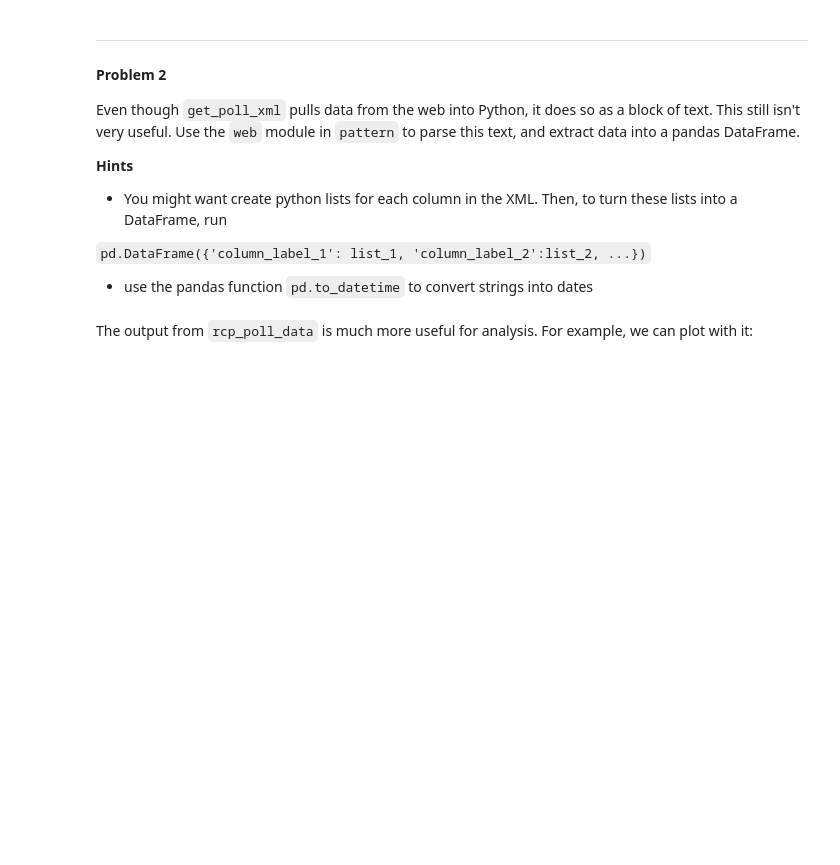
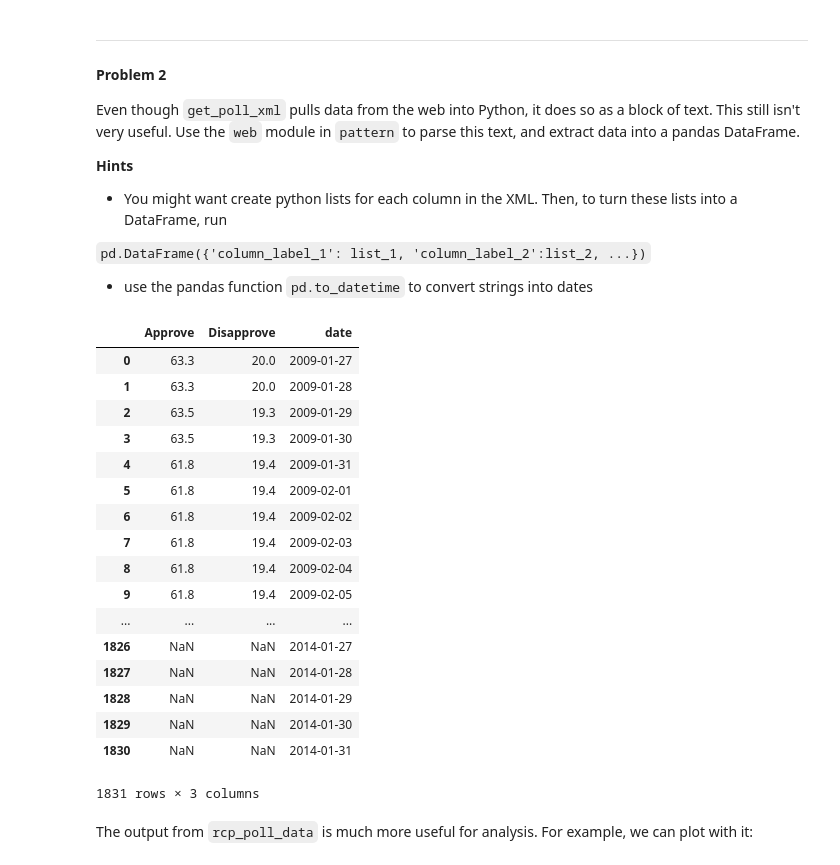
Before and after one commit to Aditya-Ramkumar/CS109-Assignments, a Jupyter notebook: HW1.ipynb, the cells around one changed output. Drawn from its saved outputs; the diff is of its cells as text; code cells hidden in the pictures; blank space fills up the shorter version.

```diff
--- a/HW1.ipynb
+++ b/HW1.ipynb
@@ -244,16 +244,50 @@ Even though `get_poll_xml` pulls data from the web into Python, it does so as a
 """
 #your code here
 def rcp_poll_data(xml):
-    soup = bs4.BeautifulSoup(xml, 'xml')
-    dates = [d.contents for d in soup.html.body.chart.series.value.find_next_siblings('value')]
+    soup = bs4.BeautifulSoup(xml)
+    vals = soup.html.body.chart.series.findAll('value')
+    dates = [str(d.contents[0]) for d in vals]
 
     result = {}
     result['date'] = pd.to_datetime(dates)
 
     for graph in soup.findAll('graph'):
-        result[graph.get('title')] = [val.contents for val in graph.findAll('value')]
+        l = [val.contents for val in graph.findAll('value')]
+        key = graph.get('title')
+        result[key] = []
+        for item in l:
+            if len(item) == 1:
+                result[key].append(float(item[0]))
+            else :
+                result[key].append(np.nan)
 
-    return pd.DataFrame(result)
+
+    result = pd.DataFrame(result)
+    return result
+# %%
+# soup = bs4.BeautifulSoup(get_poll_xml(1044))
+# graph1 = soup.findAll('graph')
+
+rcp_poll_data(get_poll_xml(1044))
+# %% [output]
+|  | Approve | Disapprove | date |
+| 0 | 63.3 | 20.0 | 2009-01-27 |
+| 1 | 63.3 | 20.0 | 2009-01-28 |
+| 2 | 63.5 | 19.3 | 2009-01-29 |
+| 3 | 63.5 | 19.3 | 2009-01-30 |
+| 4 | 61.8 | 19.4 | 2009-01-31 |
+| 5 | 61.8 | 19.4 | 2009-02-01 |
+| 6 | 61.8 | 19.4 | 2009-02-02 |
+| 7 | 61.8 | 19.4 | 2009-02-03 |
+| 8 | 61.8 | 19.4 | 2009-02-04 |
+| 9 | 61.8 | 19.4 | 2009-02-05 |
+| ... | ... | ... | ... |
+| 1826 | NaN | NaN | 2014-01-27 |
+| 1827 | NaN | NaN | 2014-01-28 |
+| 1828 | NaN | NaN | 2014-01-29 |
+| 1829 | NaN | NaN | 2014-01-30 |
+| 1830 | NaN | NaN | 2014-01-31 |
+1831 rows × 3 columns
 # %% [markdown]
 The output from `rcp_poll_data` is much more useful for analysis. For example, we can plot with it:
 # %%
```
Also changed, not shown: parts of 1 cell of this notebook.
